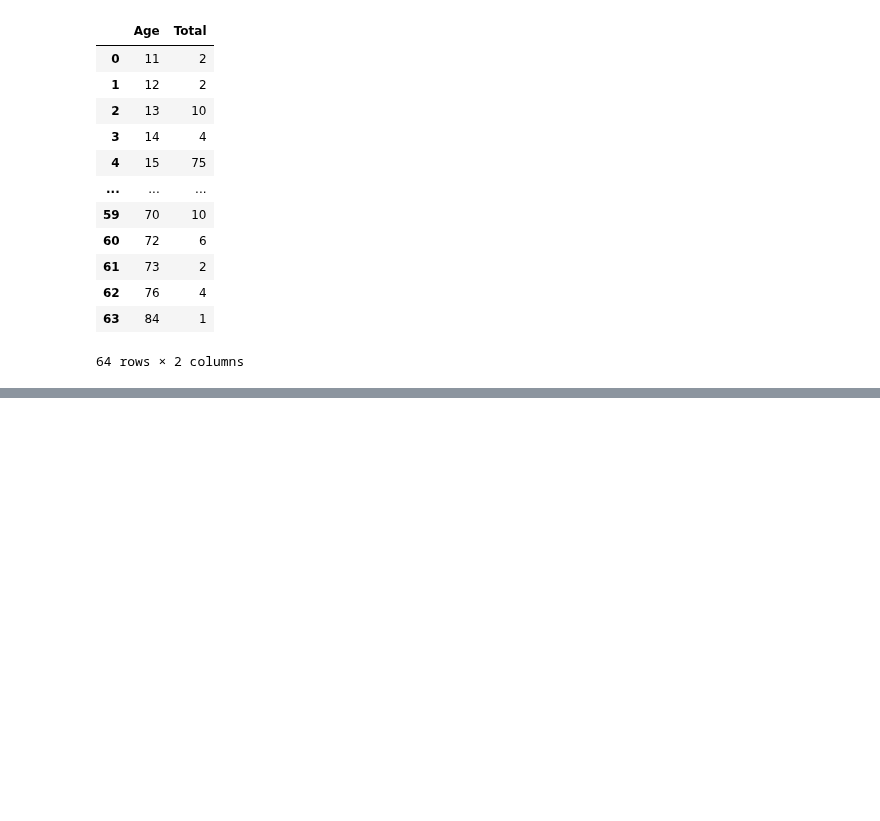
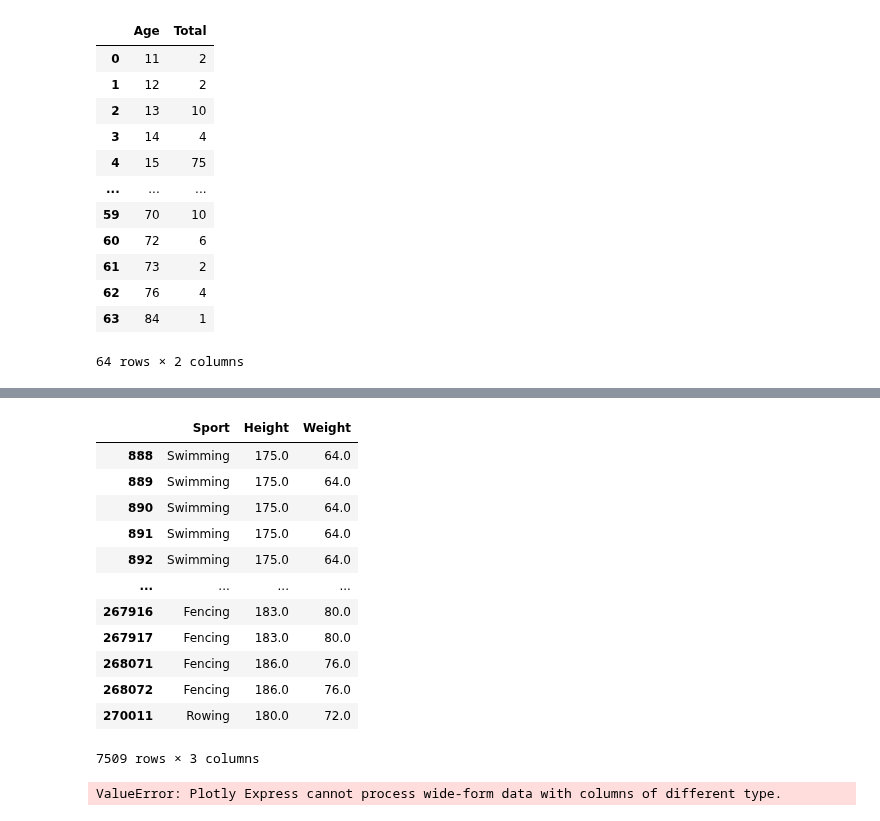
Before and after one commit to SCGlass/Databehandling_project_OS, a Jupyter notebook: Sam/Exercise_1.ipynb, the cells around one changed output, grey strips where cells are left out. Cells and saved outputs as stored; diff of their text form; code cells hidden in the pictures; blank space fills up the shorter version.

Commit message:
finding different comparisons in the data

```diff
--- a/Sam/Exercise_1.ipynb
+++ b/Sam/Exercise_1.ipynb
@@ -175,0 +197,25 @@ fig.show()
+# %%
+df_height_weight = df_GB[["Sport", "Height","Weight"]]
+# dropping the rows that have na in the height
+df_height_weight = df_height_weight.dropna()
+df_height_weight
+# %% [output]
+|  | Sport | Height | Weight |
+| 888 | Swimming | 175.0 | 64.0 |
+| 889 | Swimming | 175.0 | 64.0 |
+| 890 | Swimming | 175.0 | 64.0 |
+| 891 | Swimming | 175.0 | 64.0 |
+| 892 | Swimming | 175.0 | 64.0 |
+| ... | ... | ... | ... |
+| 267916 | Fencing | 183.0 | 80.0 |
+| 267917 | Fencing | 183.0 | 80.0 |
+| 268071 | Fencing | 186.0 | 76.0 |
+| 268072 | Fencing | 186.0 | 76.0 |
+| 270011 | Rowing | 180.0 | 72.0 |
+7509 rows × 3 columns
+# %%
+fig = px.scatter(df_height_weight)
+
+fig.show()
+# %% [output]
+ValueError: Plotly Express cannot process wide-form data with columns of different type.
```
Also changed, not shown: parts of 2 cells of this notebook, 1 other file.
